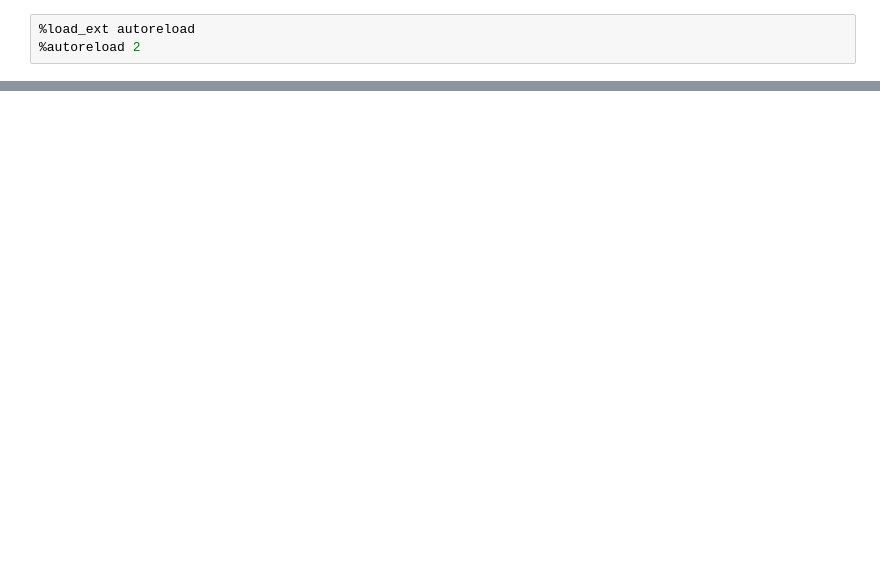
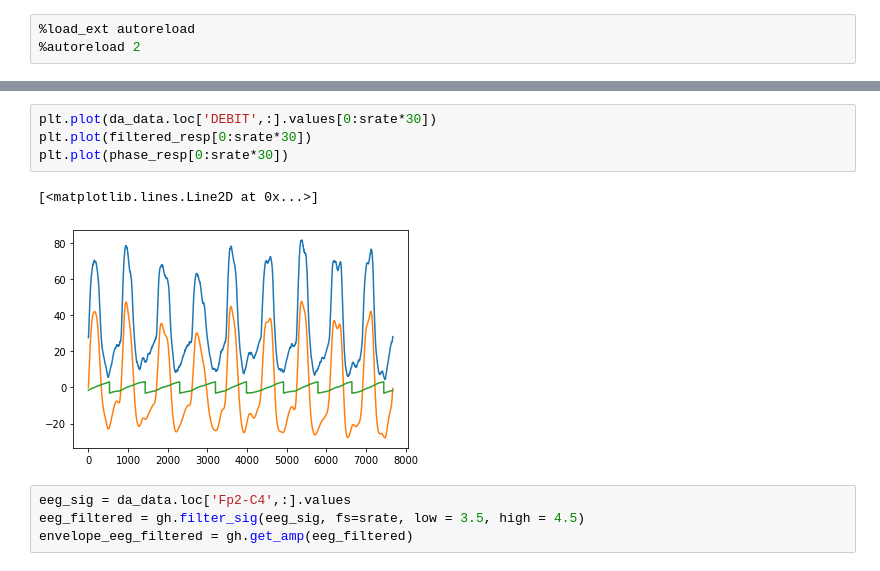
Before and after one commit to ValentinGhibaudo/Sleep_EEG_Respi, a Jupyter notebook: pac_rsp_slowwaves.ipynb, the cells around one changed output, grey strips where cells are left out. Saved outputs shown, nothing was run; the diff lists cells and outputs as text; blank space fills up the shorter version.

```diff
--- a/pac_rsp_slowwaves.ipynb
+++ b/pac_rsp_slowwaves.ipynb
@@ -171,0 +285,11 @@ understand_hilbert(sig, fs=fs)
+# %%
+plt.plot(da_data.loc['DEBIT',:].values[0:srate*30])
+plt.plot(filtered_resp[0:srate*30])
+plt.plot(phase_resp[0:srate*30])
+# %% [output]
+[<matplotlib.lines.Line2D at 0x...>]
+[figure, added]
+# %%
+eeg_sig = da_data.loc['Fp2-C4',:].values
+eeg_filtered = gh.filter_sig(eeg_sig, fs=srate, low = 3.5, high = 4.5)
+envelope_eeg_filtered = gh.get_amp(eeg_filtered)
```
Also changed, not shown: parts of 50 cells of this notebook, 7 other files.
